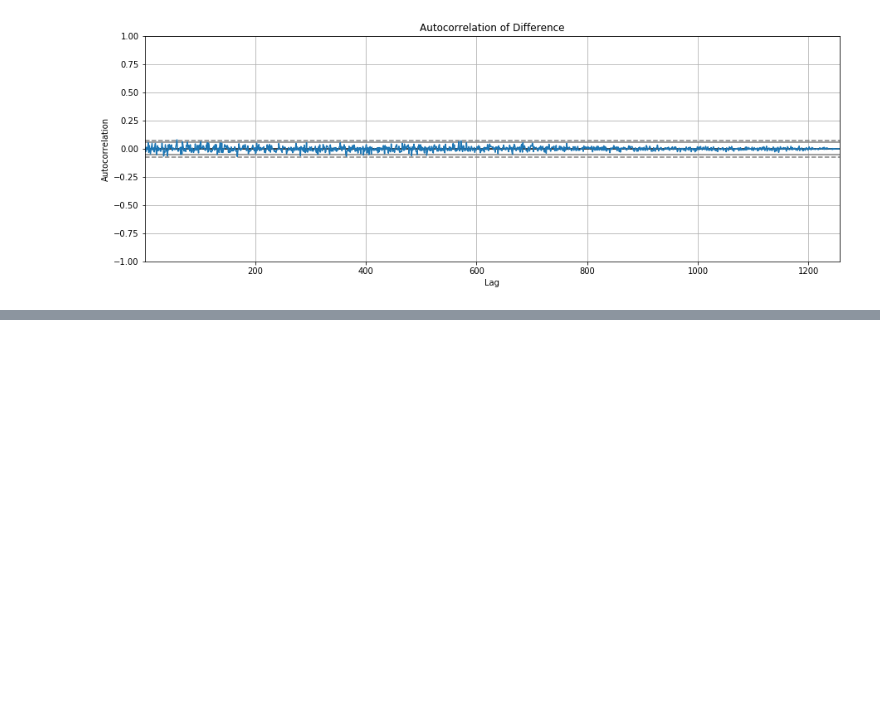
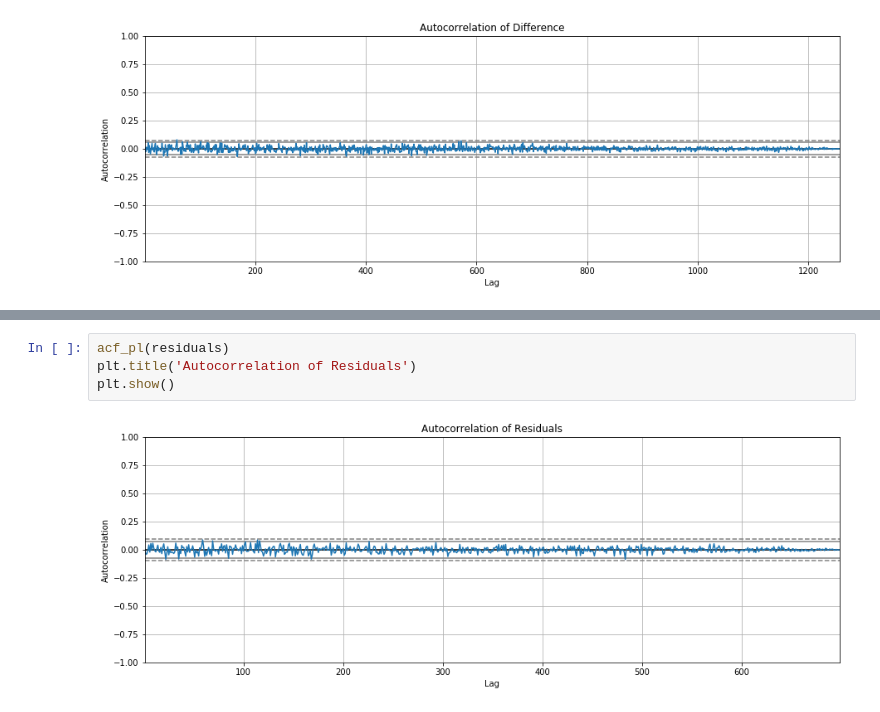
Before and after one commit to amiralishd/Stock-Market-Prediction, a Jupyter notebook: ARIMA.ipynb, the cells around one changed output, grey strips where cells are left out. Drawn from its saved outputs; the diff is of its cells as text; blank space fills up the shorter version.

```diff
--- a/ARIMA.ipynb
+++ b/ARIMA.ipynb
@@ -146,3 +146,9 @@ max      6.975047
+# %%
+acf_pl(residuals)
+plt.title('Autocorrelation of Residuals')
+plt.show()
+# %% [output]
+[figure, added]
 # %%
 from sklearn.metrics import mean_squared_error
 
```
Also changed, not shown: parts of 5 cells of this notebook.
